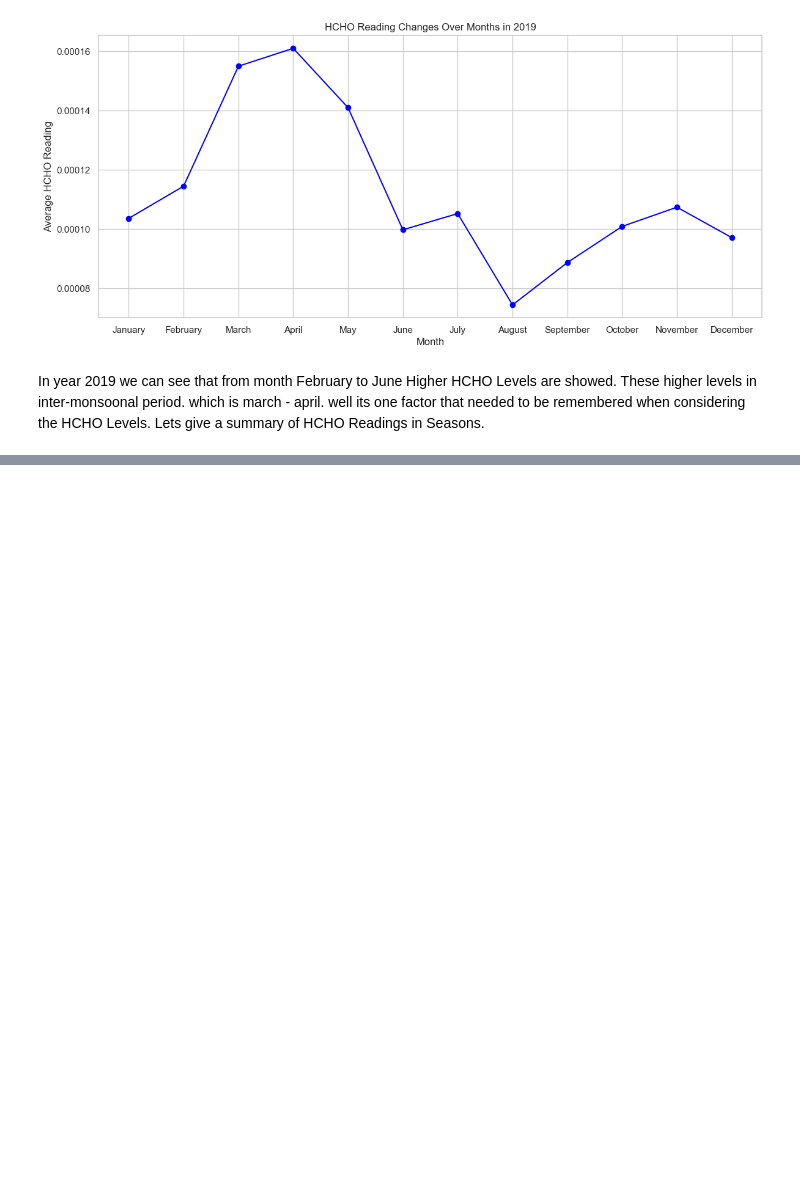
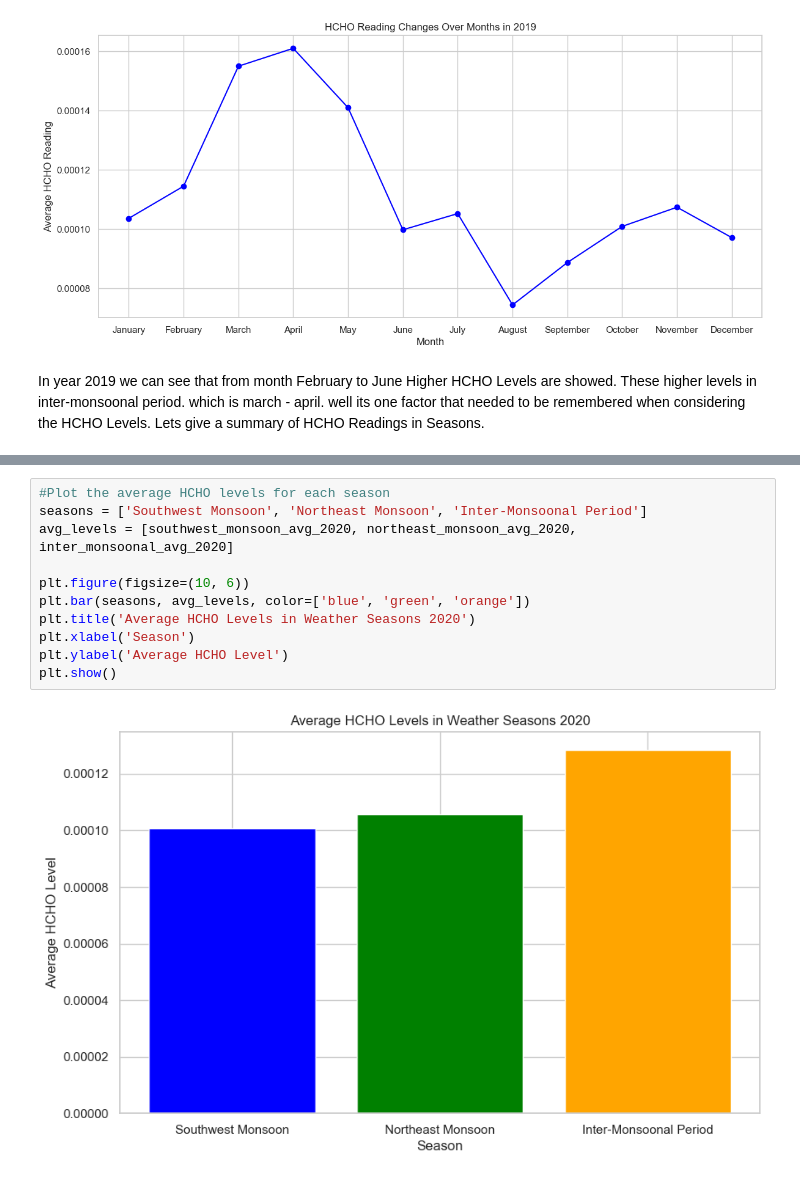
Before and after one commit to SandinMaheeshakya/HCHO-Prediction-Data-Engineering, a Jupyter notebook: Spatio-Temporal Analysis.ipynb, the cells around one changed output, grey strips where cells are left out. Drawn from its saved outputs; the diff is of its cells as text; blank space fills up the shorter version.

```diff
--- a/Spatio-Temporal Analysis.ipynb
+++ b/Spatio-Temporal Analysis.ipynb
@@ -95,0 +179,13 @@ In year 2019 we can see that from month February to June Higher HCHO Levels are
+# %%
+#Plot the average HCHO levels for each season
+seasons = ['Southwest Monsoon', 'Northeast Monsoon', 'Inter-Monsoonal Period']
+avg_levels = [southwest_monsoon_avg_2020, northeast_monsoon_avg_2020, inter_monsoonal_avg_2020]
+
+plt.figure(figsize=(10, 6))
+plt.bar(seasons, avg_levels, color=['blue', 'green', 'orange'])
+plt.title('Average HCHO Levels in Weather Seasons 2020')
+plt.xlabel('Season')
+plt.ylabel('Average HCHO Level')
+plt.show()
+# %% [output]
+[figure, added]
```
Also changed, not shown: parts of 20 cells of this notebook.
